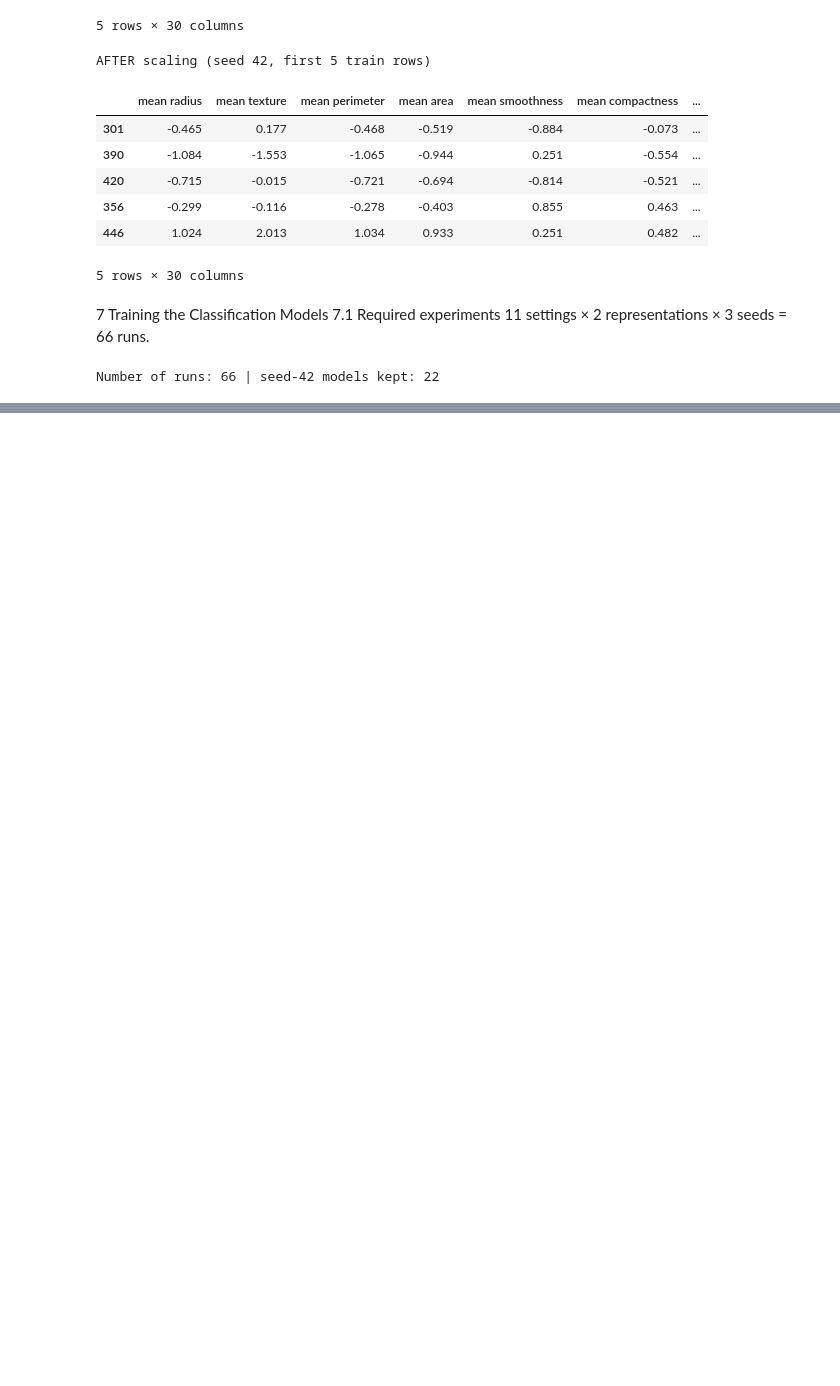
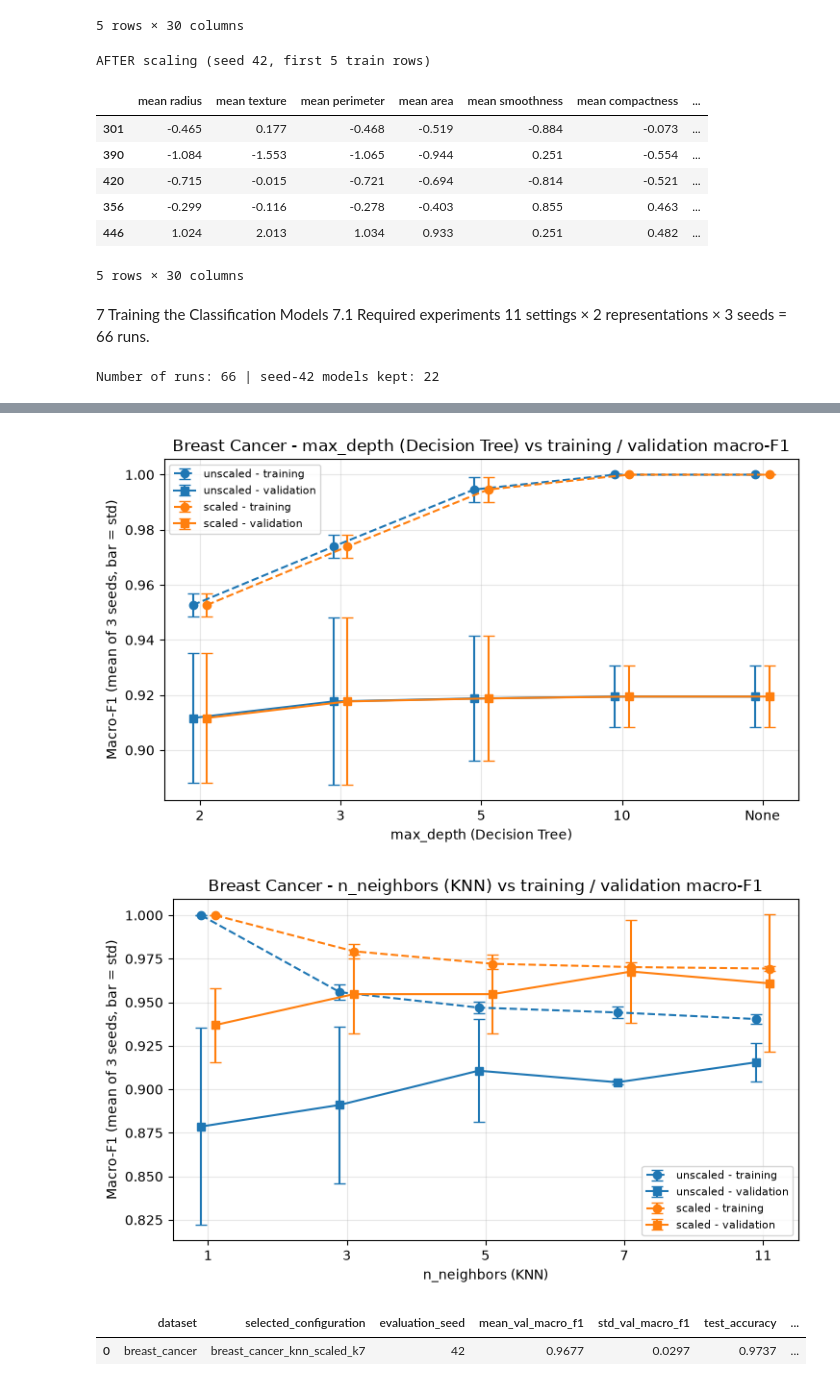
Before and after one commit to muhammedefeones/ml-midterm-23040202015, a Jupyter notebook: breast_cancer.ipynb, the cells around one changed output, grey strips where cells are left out. Drawn from its saved outputs; the diff is of its cells as text; code cells hidden in the pictures; blank space fills up the shorter version.

Commit message:
Add model selection, test evaluation and K-Means for Breast Cancer

```diff
--- a/breast_cancer.ipynb
+++ b/breast_cancer.ipynb
@@ -362,7 +362,7 @@ for seed in SEEDS: # do same thing 3 times: seed 42, 52, 62
     scaler.fit(splits[seed]["X_train"])# ruler learns mean and std ONLY from train, never from val or test (no leakage)
     scaled[seed] = {"X_train": scaler.transform(splits[seed]["X_train"]),
                     "X_val": scaler.transform(splits[seed]["X_val"])}
-
+    scalers[seed] = scaler
 print("mean area learned by each scaler:", [round(scalers[s].mean_[3], 1) for s in SEEDS])
 # %% [output]
 mean area learned by each scaler: [np.float64(653.7), np.float64(640.9), np.float64(653.3)]
@@ -465,0 +506,11 @@ Number of runs: 66 | seed-42 models kept: 22
+# %%
+#Summary table (22 rows): mean and sample standard deviation over the 3 seeds
+# put the 3 seeds of every setting together -> 22 rows with mean and std (pandas std uses ddof=1 = sample std)
+metric_cols = ["train_accuracy", "train_macro_f1", "val_accuracy", "val_macro_precision",
+               "val_macro_recall", "val_macro_f1", "val_roc_auc"]
+summary = runs.groupby(["config_id", "dataset", "algorithm", "representation", "parameter"],
+                       sort=False)[metric_cols].agg(["mean", "std"])
+summary.columns = [f"{m}_{s}" for m, s in summary.columns]   # e.g. val_macro_f1_mean, val_macro_f1_std
+summary = summary.reset_index()
+print("Rows in summary:", len(summary))
+display(summary.round(4))
@@ -465,0 +552,52 @@ Number of runs: 66 | seed-42 models kept: 22
+# %%
+# figure: mean train and validation macro-F1 for every parameter value, both representations, error bar = std of 3 seeds
+def plot_param(algo, labels, xlabel, filename):
+    fig, ax = plt.subplots(figsize=(7.5, 4.5))
+    x = np.arange(len(labels))
+    for rep, color, shift in [("unscaled", "tab:blue", -0.05), ("scaled", "tab:orange", 0.05)]:
+        part = summary[(summary["algorithm"] == algo) & (summary["representation"] == rep)]
+        ax.errorbar(x + shift, part["train_macro_f1_mean"], yerr=part["train_macro_f1_std"], color=color,
+                    linestyle="--", marker="o", capsize=4, label=f"{rep} - training")
+        ax.errorbar(x + shift, part["val_macro_f1_mean"], yerr=part["val_macro_f1_std"], color=color,
+                    linestyle="-", marker="s", capsize=4, label=f"{rep} - validation")
+    ax.set_xticks(x)
+    ax.set_xticklabels(labels)
+    ax.set_xlabel(xlabel)
+    ax.set_ylabel("Macro-F1 (mean of 3 seeds, bar = std)")
+    ax.set_title(f"Breast Cancer - {xlabel} vs training / validation macro-F1")
+    ax.grid(alpha=0.3)
+    ax.legend(fontsize=8)
+    plt.tight_layout()
+    plt.savefig(filename, dpi=150)
+    plt.show()
+
+plot_param("dt", ["2", "3", "5", "10", "None"], "max_depth (Decision Tree)", "figures/bc_tree_depth.png")
+plot_param("knn", ["1", "3", "5", "7", "11"], "n_neighbors (KNN)", "figures/bc_knn_neighbours.png")
+# %% [output]
+[figure, added]
+[figure, added]
+# %%
+# 9. Evaluating the Selected Model on the Test Set
+# 9.1 Final performance metrics
+# final test: ONLY the seed 42 model of the selected setting, on the fixed test set, no new training
+final_model = models_42[best_id]
+X_test_used = X_test_scaled if best["representation"] == "scaled" else X_test   # same preprocessing as the model (seed 42)
+test_pred = final_model.predict(X_test_used)
+test_proba = final_model.predict_proba(X_test_used)
+
+final_test = pd.DataFrame([{
+    "dataset": "breast_cancer",
+    "selected_configuration": best_id,
+    "evaluation_seed": 42,
+    "mean_val_macro_f1": best["val_macro_f1_mean"],
+    "std_val_macro_f1": best["val_macro_f1_std"],
+    "test_accuracy": accuracy_score(y_test, test_pred),
+    "test_macro_precision": precision_score(y_test, test_pred, average="macro", zero_division=0),
+    "test_macro_recall": recall_score(y_test, test_pred, average="macro", zero_division=0),
+    "test_macro_f1": f1_score(y_test, test_pred, average="macro", zero_division=0),
+    "test_roc_auc": roc_auc_score(y_test == 0, test_proba[:, 0]),   # same rule as validation: malignant positive
+}])
+display(final_test.round(4))
+# %% [output]
+|  | dataset | selected_configuration | evaluation_seed | mean_val_macro_f1 | std_val_macro_f1 | test_accuracy | ... |
+| 0 | breast_cancer | breast_cancer_knn_scaled_k7 | 42 | 0.9677 | 0.0297 | 0.9737 | ... |
```
Also changed, not shown: parts of 18 cells of this notebook, 12 other files.
